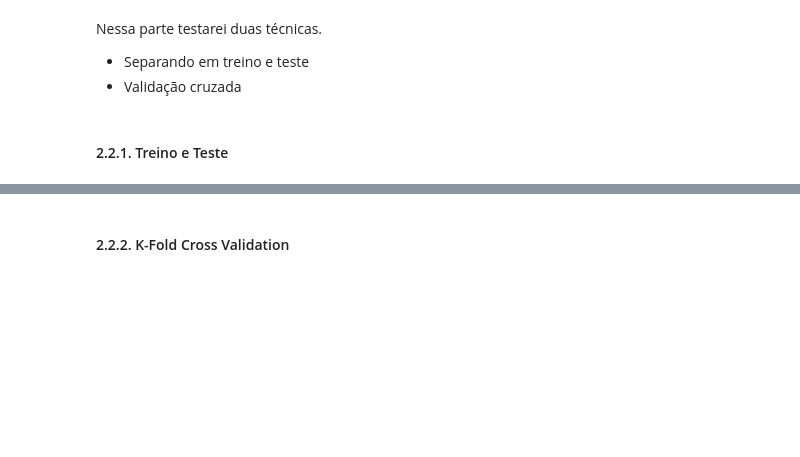
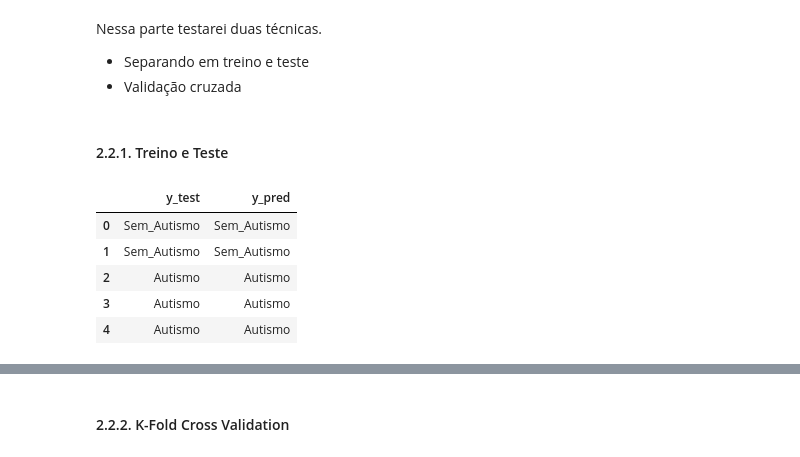
Before and after one commit to datascience-ufc/asd, a Jupyter notebook: analysis/modelo_baseline_matheus_frota.ipynb, the cells around one changed output, grey strips where cells are left out. Cells and saved outputs as stored; diff of their text form; code cells hidden in the pictures; blank space fills up the shorter version.

```diff
--- a/analysis/modelo_baseline_matheus_frota.ipynb
+++ b/analysis/modelo_baseline_matheus_frota.ipynb
@@ -141,10 +203,20 @@ Nessa parte testarei duas técnicas.
 # %%
 # Separando em treino e teste
 x_train,x_test,y_train,y_test = train_test_split(X,Y,
                                                  test_size = 0.4,
                                                  random_state = 40)
 
 # Treinando o modelo
 test1 = baseline.fit(x_train,y_train)
 
 results = test1.predict(x_test)
+y_pred = results
+table = pd.DataFrame(list(zip(y_test, y_pred)), columns=['y_test', 'y_pred'])
+table.head()
+# %% [output]
+|  | y_test | y_pred |
+| 0 | Sem_Autismo | Sem_Autismo |
+| 1 | Sem_Autismo | Sem_Autismo |
+| 2 | Autismo | Autismo |
+| 3 | Autismo | Autismo |
+| 4 | Autismo | Autismo |
```
Also changed, not shown: parts of 12 cells of this notebook.
